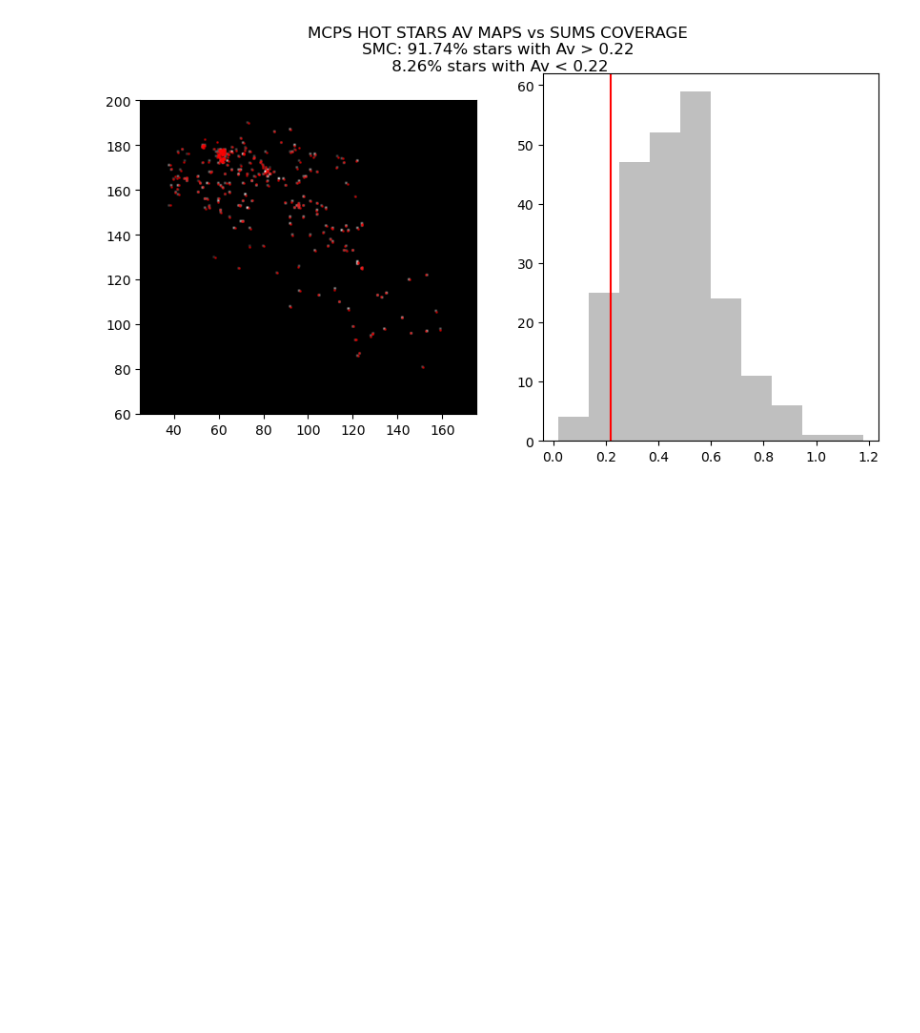
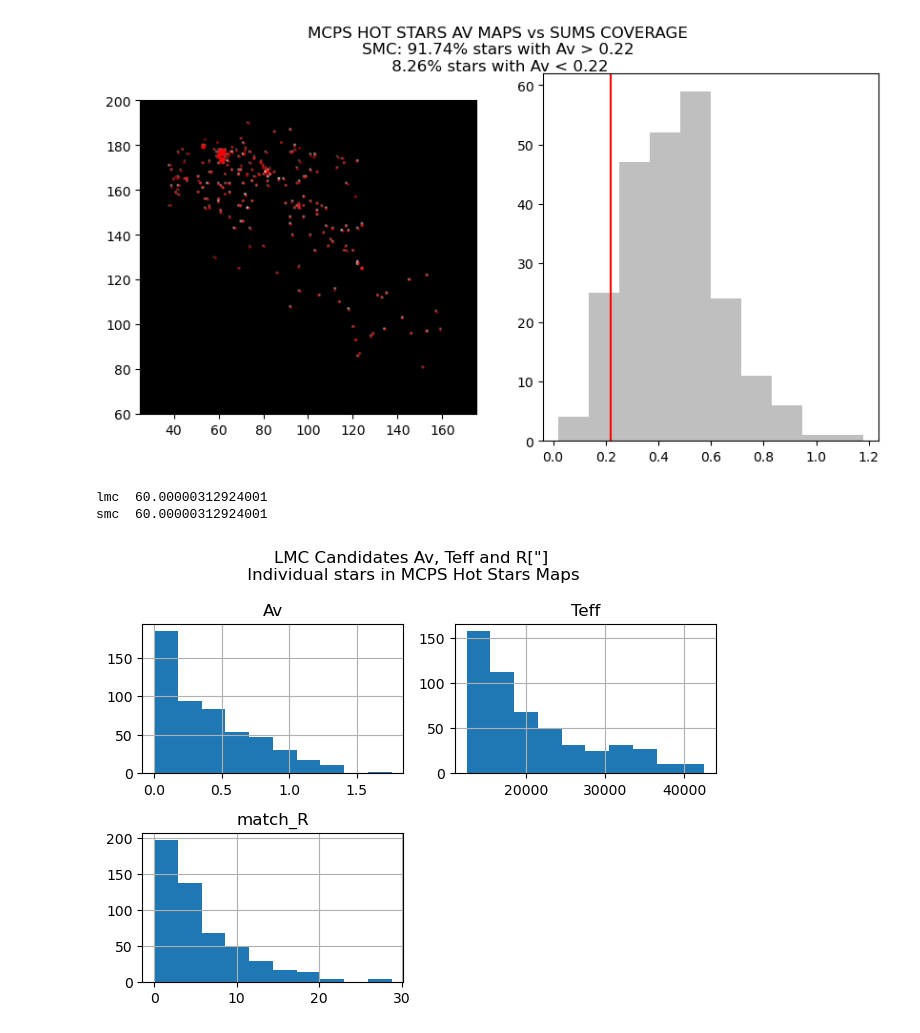
Before and after one commit to AstroLudwig/SUMS_UVPhotometricCatalog, a Jupyter notebook: 5_AssessCandidates/3_MCPSHotAv.ipynb, the cells around one changed output. Cells and saved outputs as stored; diff of their text form; code cells hidden in the pictures; blank space fills up the shorter version.

Commit message:
checked properties of candidates in 2d maps

```diff
--- a/5_AssessCandidates/3_MCPSHotAv.ipynb
+++ b/5_AssessCandidates/3_MCPSHotAv.ipynb
@@ -130,3 +130,14 @@ ax.set_ylim(60,200)
 # %% [output]
 (60.0, 200.0)
 [figure]
+# %%
+# How big are the pixels in the hot star maps?
+import astropy.units as u
+deg_pix = np.abs(lmc[0].header['CD1_1']) * u.deg
+print('lmc ', deg_pix.to(u.arcsec).value)
+
+deg_pix = np.abs(smc[0].header['CD1_1']) * u.deg
+print('smc ', deg_pix.to(u.arcsec).value)
+# %% [output]
+lmc  60.00000312924001
+smc  60.00000312924001
@@ -132,0 +200,7 @@ ax.set_ylim(60,200)
+# %%
+
+lmc_candidates[['Av','Teff','match_R']].hist(bins=10)
+plt.suptitle('LMC Candidates Av, Teff and R["]\n Individual stars in MCPS Hot Stars Maps')
+plt.tight_layout()
+# %% [output]
+[figure, added]
```
Also changed, not shown: parts of 4 cells of this notebook.
